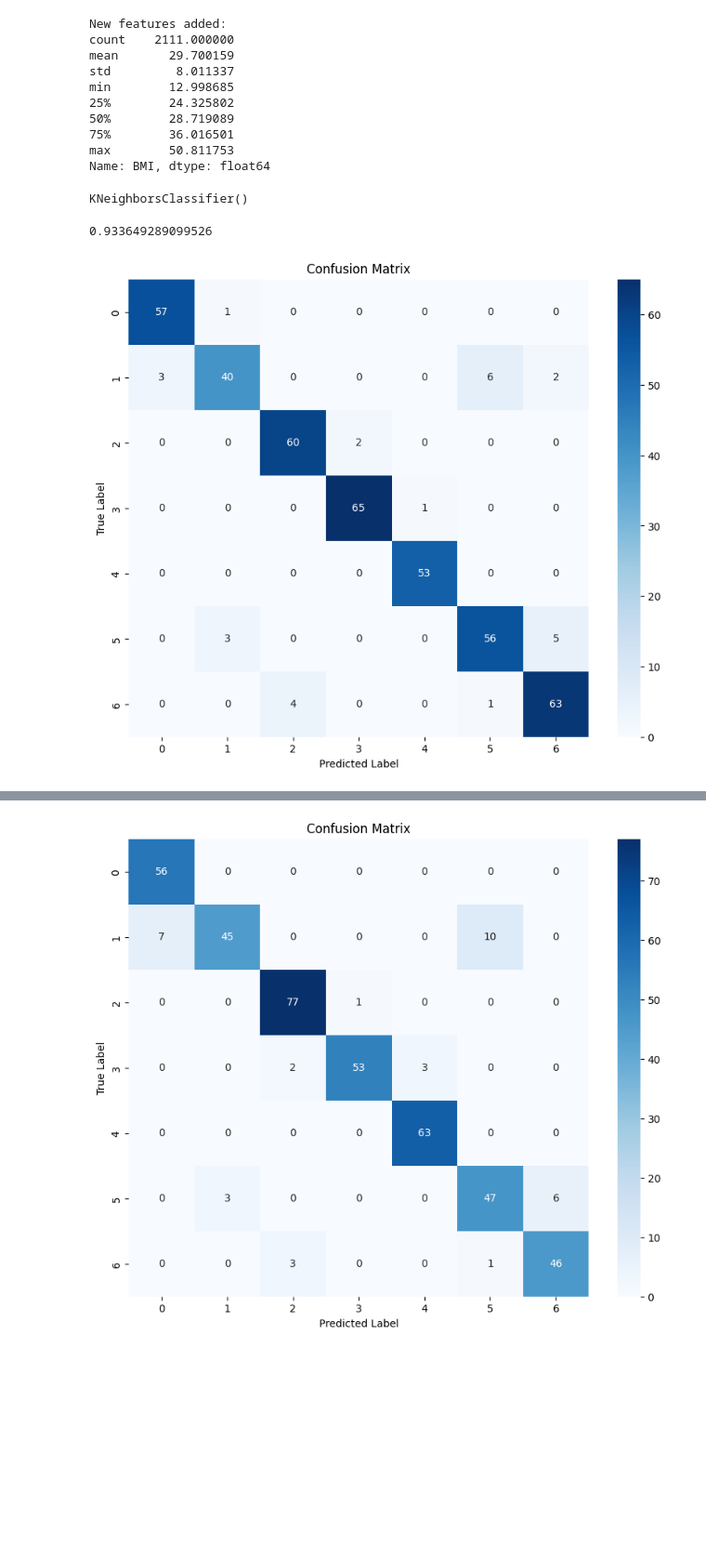
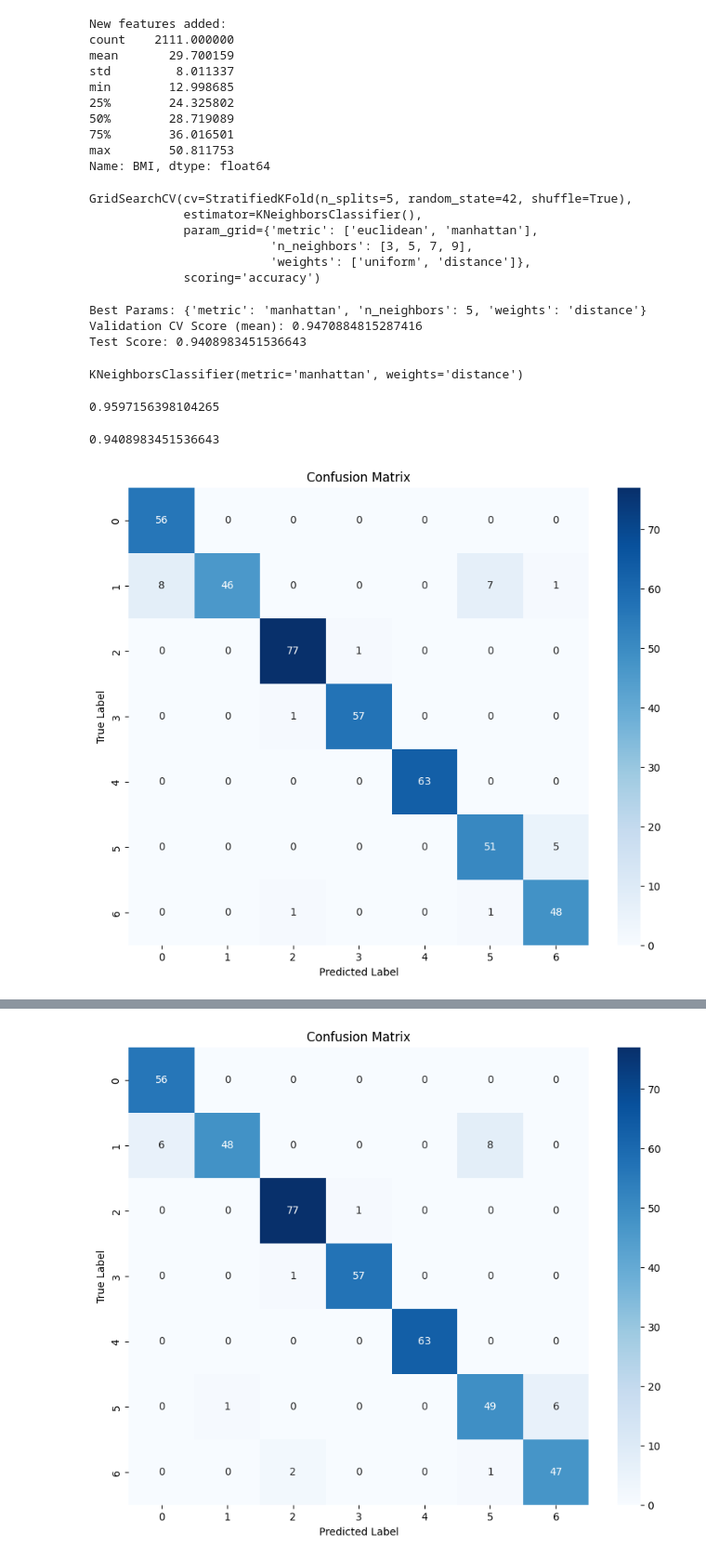
Before and after one commit to eesean/GP, a Jupyter notebook: KNN.ipynb, the cells around one changed output, grey strips where cells are left out. Shown at 93% size. Saved outputs shown, nothing was run; the diff lists cells and outputs as text; code cells hidden in the pictures; blank space fills up the shorter version.

```diff
--- a/KNN.ipynb
+++ b/KNN.ipynb
@@ -121,27 +121,60 @@ y = df['Obesity_encoded']
 # Split the data to 60% training, 20% validation and 20% test
 X_rem, X_test, y_rem, y_test = train_test_split(X, y, test_size=0.2, random_state=42)
 X_train, X_val, y_train, y_val = train_test_split(X_rem, y_rem, test_size=0.25, random_state=42)
+# %%
+param_grid = {
+    'n_neighbors': [3, 5, 7, 9],
+    'weights': ['uniform', 'distance'],
+    'metric': ['euclidean', 'manhattan']
+}
+
+cv = StratifiedKFold(n_splits=5, shuffle=True, random_state=42)
+
+grid = GridSearchCV(KNeighborsClassifier(), param_grid, cv=cv, scoring='accuracy')
+grid.fit(X_train, y_train)
+# %% [output]
+GridSearchCV(cv=StratifiedKFold(n_splits=5, random_state=42, shuffle=True),
+             estimator=KNeighborsClassifier(),
+             param_grid={'metric': ['euclidean', 'manhattan'],
+                         'n_neighbors': [3, 5, 7, 9],
+                         'weights': ['uniform', 'distance']},
+             scoring='accuracy')
+# %%
+print("Best Params:", grid.best_params_)
+print("Validation CV Score (mean):", grid.best_score_)
+
+best_model = grid.best_estimator_
+test_score = best_model.score(X_test, y_test)
+print("Test Score:", test_score)
+# %% [output]
+Best Params: {'metric': 'manhattan', 'n_neighbors': 5, 'weights': 'distance'}
+Validation CV Score (mean): 0.9470884815287416
+Test Score: 0.9408983451536643
 # %%
-knn = KNeighborsClassifier(n_neighbors=5)
+knn = KNeighborsClassifier(n_neighbors=5, weights='distance', metric='manhattan')
 knn.fit(X_train, y_train)
 # %% [output]
-KNeighborsClassifier()
+KNeighborsClassifier(metric='manhattan', weights='distance')
 # %%
 knn.score(X_val, y_val)
 # %% [output]
-0.933649289099526
+0.9597156398104265
+# %%
+knn.score(X_test, y_test)
+# %% [output]
+0.9408983451536643
 # %%
-# Make predictions
-y_pred = knn.predict(X_val)
+# Make predictions on test set
+y_pred = knn.predict(X_test)
 
 # Plot confusion matrix
 plt.figure(figsize=(10, 8))
-cm = confusion_matrix(y_val, y_pred)
+cm = confusion_matrix(y_test, y_pred)
 sns.heatmap(cm, annot=True, fmt='d', cmap='Blues')
 plt.title('Confusion Matrix')
 plt.ylabel('True Label')
 plt.xlabel('Predicted Label')
 plt.show()
 # %% [output]
-[figure, old version]
+[figure, new version]
 # %%
```
Also changed, not shown: parts of 11 cells of this notebook.
